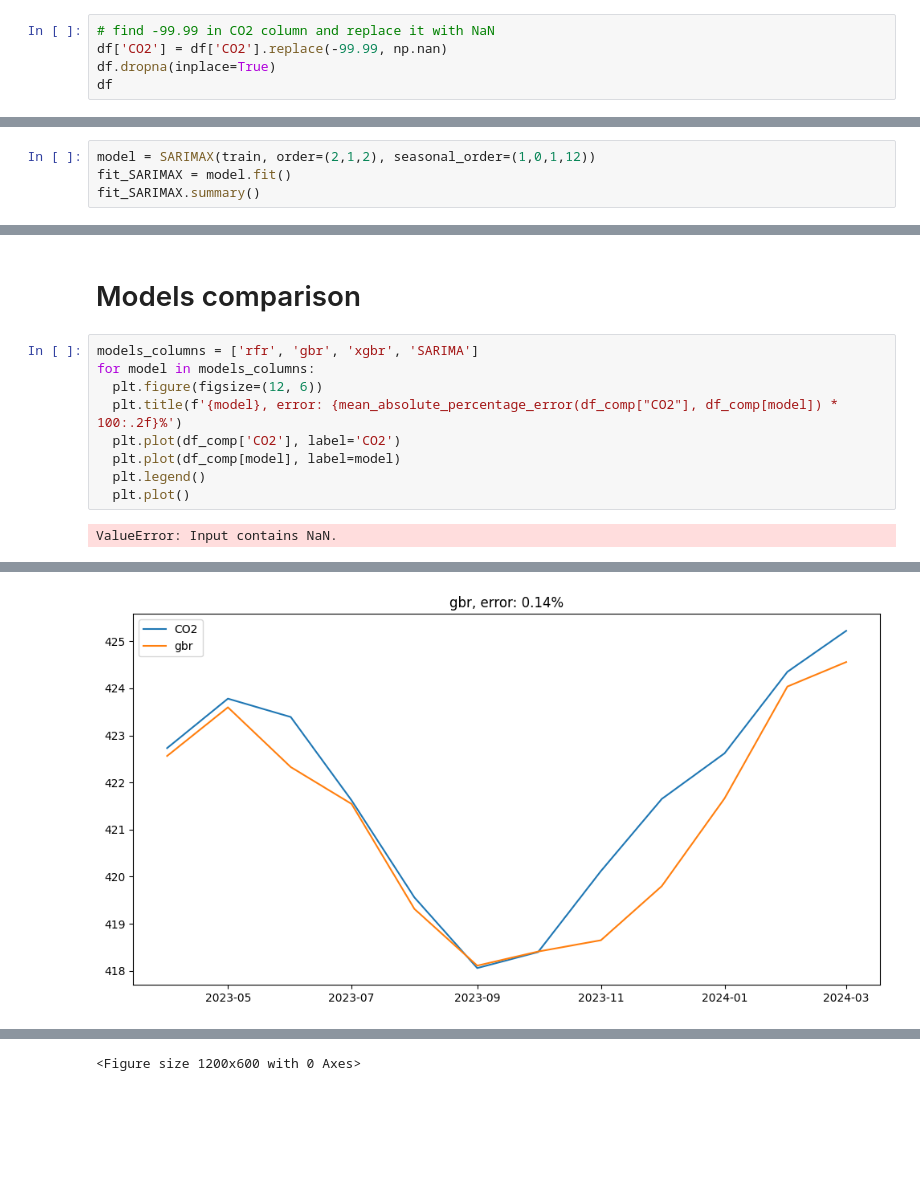
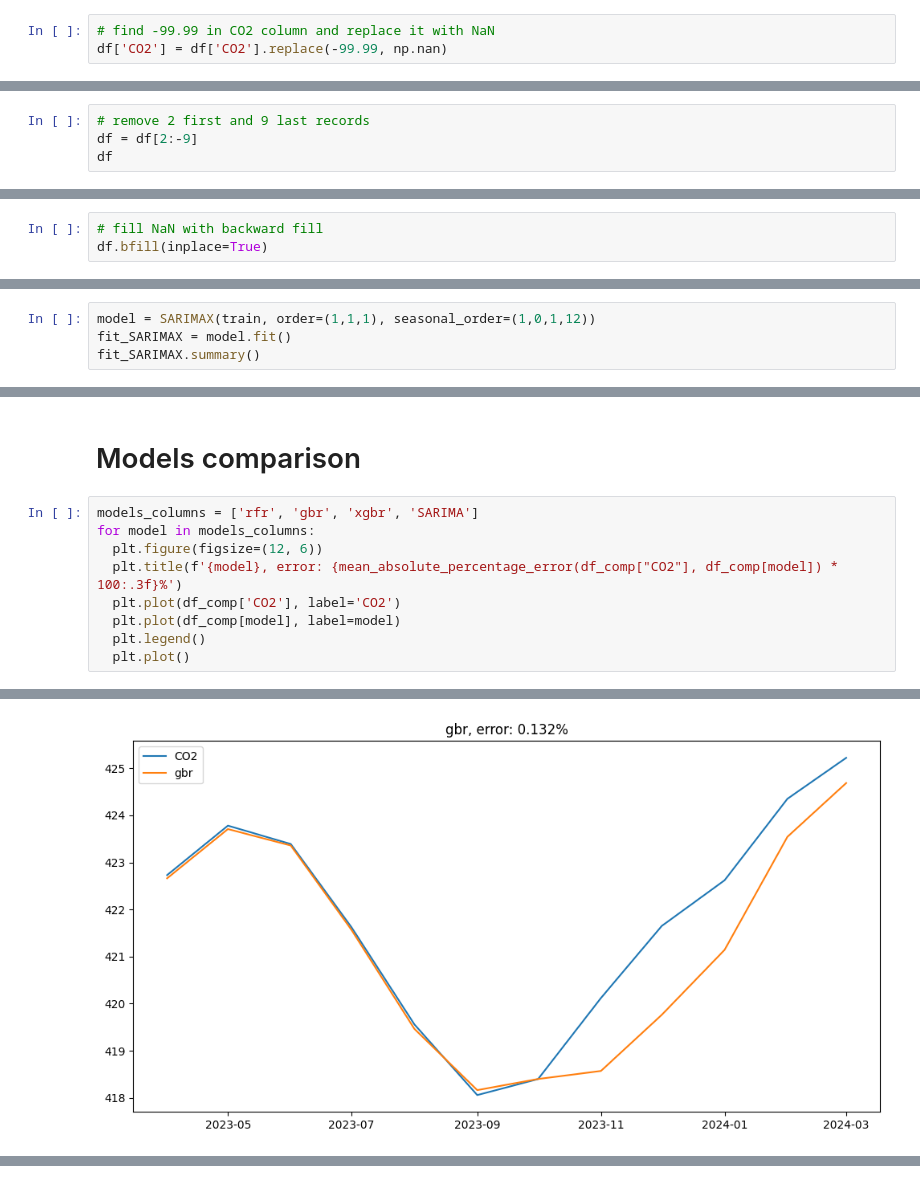
Before and after one commit to IgnacyBerent/time_series_analysis_course, a Jupyter notebook: labs/lab_8/ml_regression.ipynb, the cells around one changed output, grey strips where cells are left out. Drawn from its saved outputs; the diff is of its cells as text; blank space fills up the shorter version.

```diff
--- a/labs/lab_8/ml_regression.ipynb
+++ b/labs/lab_8/ml_regression.ipynb
@@ -80,5 +80,3 @@ See the caveats in the documentation: https://pandas.pydata.org/pandas-docs/stab
 # %%
 # find -99.99 in CO2 column and replace it with NaN
 df['CO2'] = df['CO2'].replace(-99.99, np.nan)
-df.dropna(inplace=True)
-df
@@ -99,0 +110,4 @@ df
+# %%
+# remove 2 first and 9 last records
+df = df[2:-9]
+df
@@ -99,0 +135,3 @@ df
+# %%
+# fill NaN with backward fill
+df.bfill(inplace=True)
@@ -359,7 +418,7 @@ SARIMAX Results
 Warnings:
 [1] Covariance matrix calculated using the outer product of gradients (complex-step).
 # %%
-model = SARIMAX(train, order=(2,1,2), seasonal_order=(1,0,1,12))
+model = SARIMAX(train, order=(1,1,1), seasonal_order=(1,0,1,12))
 fit_SARIMAX = model.fit()
 fit_SARIMAX.summary()
 # %% [output]
@@ -401,10 +458,9 @@ df_comp['SARIMA'] = prediction_SARIMA
 models_columns = ['rfr', 'gbr', 'xgbr', 'SARIMA']
 for model in models_columns:
   plt.figure(figsize=(12, 6))
-  plt.title(f'{model}, error: {mean_absolute_percentage_error(df_comp["CO2"], df_comp[model]) * 100:.2f}%')
+  plt.title(f'{model}, error: {mean_absolute_percentage_error(df_comp["CO2"], df_comp[model]) * 100:.3f}%')
   plt.plot(df_comp['CO2'], label='CO2')
   plt.plot(df_comp[model], label=model)
   plt.legend()
   plt.plot()
 # %% [output]
-ValueError: Input contains NaN.
@@ -412 +468 @@ ValueError: Input contains NaN.
-[figure, old version]
+[figure, new version]
@@ -414 +469,0 @@ ValueError: Input contains NaN.
-<Figure size 1200x600 with 0 Axes>
```
Also changed, not shown: parts of 21 cells of this notebook.
